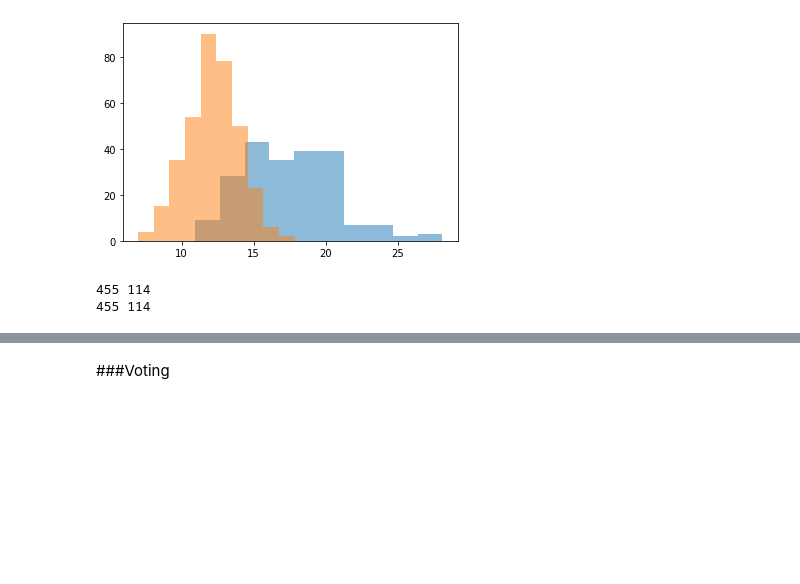
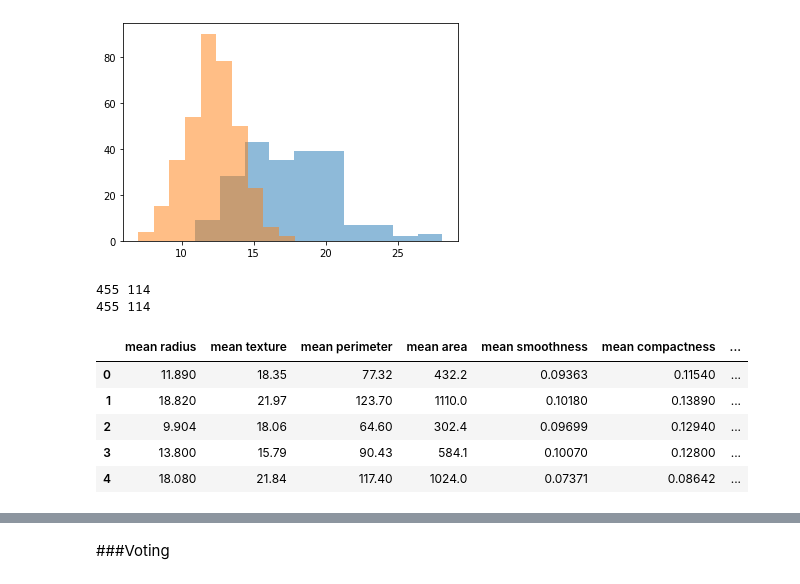
Before and after one commit to coder-penguin/ML, a Jupyter notebook: tutorial/scikit_learn_tutorial_ensamble.ipynb, the cells around one changed output, grey strips where cells are left out. Saved outputs shown, nothing was run; the diff lists cells and outputs as text; code cells hidden in the pictures; blank space fills up the shorter version.

```diff
--- a/tutorial/scikit_learn_tutorial_ensamble.ipynb
+++ b/tutorial/scikit_learn_tutorial_ensamble.ipynb
@@ -115,0 +120,9 @@ print(len(y_train), len(y_test))
+# %%
+df.head()
+# %% [output]
+|  | mean radius | mean texture | mean perimeter | mean area | mean smoothness | mean compactness | ... |
+| 0 | 11.890 | 18.35 | 77.32 | 432.2 | 0.09363 | 0.11540 | ... |
+| 1 | 18.820 | 21.97 | 123.70 | 1110.0 | 0.10180 | 0.13890 | ... |
+| 2 | 9.904 | 18.06 | 64.60 | 302.4 | 0.09699 | 0.12940 | ... |
+| 3 | 13.800 | 15.79 | 90.43 | 584.1 | 0.10070 | 0.12800 | ... |
+| 4 | 18.080 | 21.84 | 117.40 | 1024.0 | 0.07371 | 0.08642 | ... |
```
Also changed, not shown: parts of 20 cells of this notebook.
